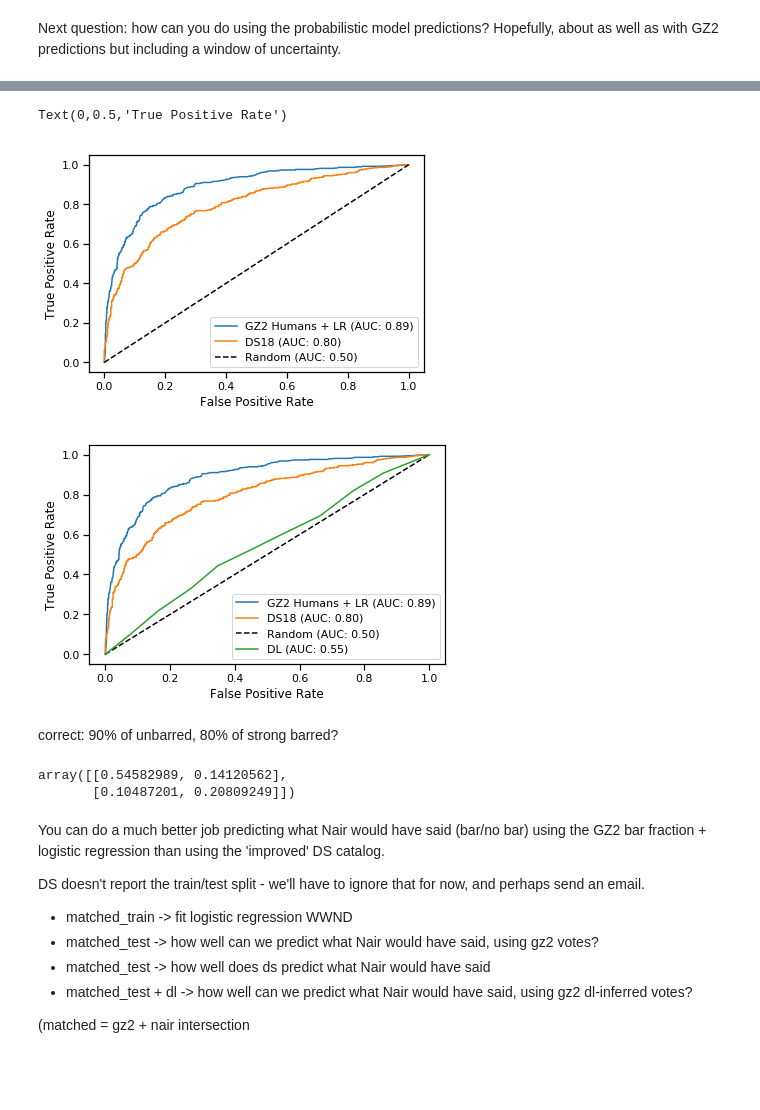
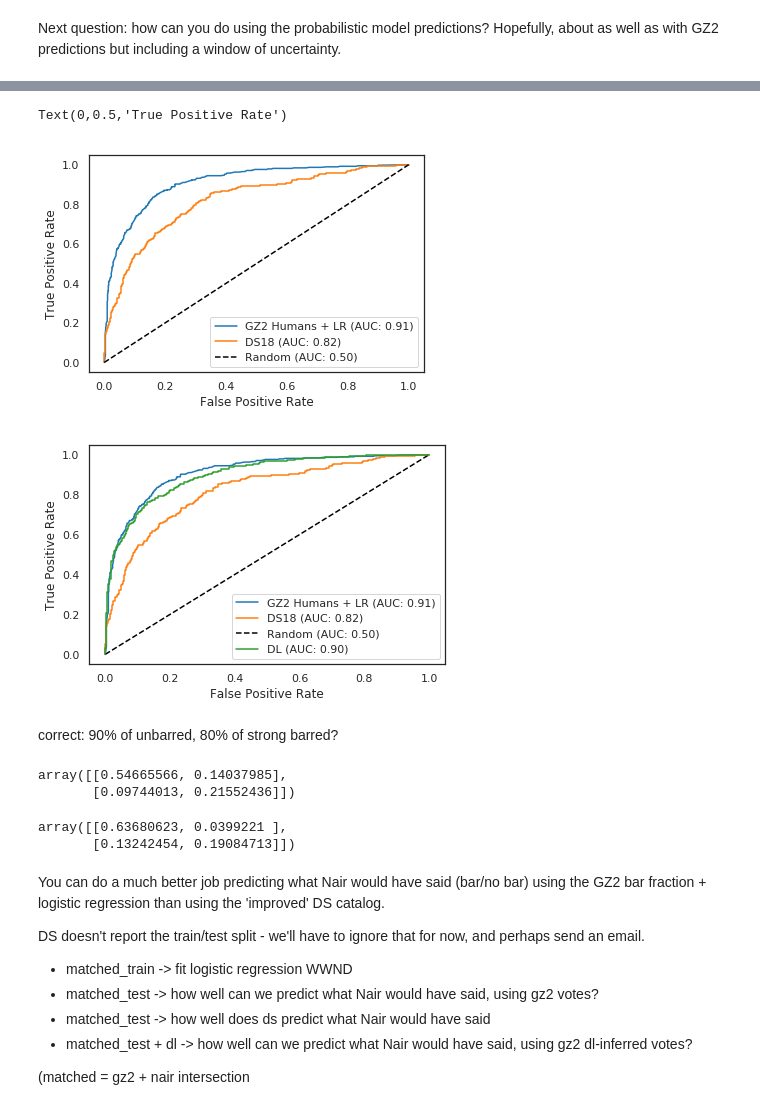
Before and after one commit to colinleach/zoobot, a Jupyter notebook: notebooks/ds18_comparison.ipynb, the cells around one changed output, grey strips where cells are left out. Cells and saved outputs as stored; diff of their text form; code cells hidden in the pictures; blank space fills up the shorter version.

```diff
--- a/notebooks/ds18_comparison.ipynb
+++ b/notebooks/ds18_comparison.ipynb
@@ -38,3 +52,7 @@ gz_catalog_loc = '/data/galaxy_zoo/gz2/catalogs/basic_regression_labels_with_bar
+# %%
+gz_catalog_loc = '../data/gz2_classifications_and_subjects.csv'
+if not os.path.isfile(gz_catalog_loc):
+    !dvc pull -r s3 {gz_catalog_loc}.dvc
 # %%
 gz_catalog = pd.read_csv(gz_catalog_loc, dtype={'dr7objid': str})
 # %% [markdown]
@@ -137,5 +155,7 @@ Compare to DS predictions of strong bars
 
 Should first check how many strong bars - only 24??
 # %%
-nair_loc = '/data/galaxy_zoo/decals/catalogs/nair_sdss_catalog_interpreted.csv'
+nair_loc = '../data/nair_sdss_catalog_interpreted.csv'
+if not os.path.isfile(nair_loc):
+    !dvc pull -r s3 {nair_loc}.dvc
 nair_df = pd.read_csv(nair_loc)
@@ -219,6 +246,8 @@ train_df, test_df = train_test_split(matched, test_size=0.2, stratify=matched['h
 # sns.scatterplot(matched['bar_fraction'].values, predictions)
 # gz2_expected_strong_bars = sum(strong_predictions)
 # print(gz2_expected_strong_bars)
+# %%
+sns.set_style('white')
 # %%
 bar_clf = LogisticRegression()
 bar_clf.fit(train_df['bar_fraction'].values.reshape(-1, 1), train_df['has_bar'])
@@ -259,0 +308,5 @@ gz2_dl_probs = np.ones((len(test_df), n_votes)) / n_votes
+# %%
+test_df['id_str'] = test_df['id'].astype(str)
+gz2_dl_test_df = pd.merge(gz2_dl_df, test_df, how='inner', on='id_str')
+gz2_dl_test_df['p_nair_bar'] = p_bar_given_gz(gz2_dl_test_df['rho'])
+len(gz2_dl_test_df)
@@ -296,49 +369,53 @@ vote_fractions = votes / n_votes
 # %%
+import sklearn
+
 ds_n_predictions = test_df['P_bar_Nair10']  # model trained on Nair to predict Nair
 ds_g_predictions = test_df['P_bar_GZ2'] # model trained on GZ2 to predict barredness
 
-fpr_gz2, tpr_gz2, _ = metrics.roc_curve(test_df['has_bar'], gz2_predictions)
-auc_gz2 = metrics.roc_auc_score(test_df['has_bar'], gz2_predictions)
+fpr_gz2, tpr_gz2, _ = sklearn.metrics.roc_curve(test_df['has_bar'], gz2_predictions)
+auc_gz2 = sklearn.metrics.roc_auc_score(test_df['has_bar'], gz2_predictions)
 
-fpr_ds_n, tpr_ds_n, _ = metrics.roc_curve(test_df['has_bar'], ds_n_predictions)
-auc_ds_n = metrics.roc_auc_score(test_df['has_bar'], ds_n_predictions)
+fpr_ds_n, tpr_ds_n, _ = sklearn.metrics.roc_curve(test_df['has_bar'], ds_n_predictions)
+auc_ds_n = sklearn.metrics.roc_auc_score(test_df['has_bar'], ds_n_predictions)
 
-# fpr_ds_g, tpr_ds_g, _ = metrics.roc_curve(test_df['has_bar'], ds_g_predictions)
-# auc_ds_g = metrics.roc_auc_score(test_df['has_bar'], ds_g_predictions)
-
-dl_bar_predictions.sum()
+# dl_bar_predictions.sum()
 
 fig, ax = plt.subplots()
 ax.plot(fpr_gz2, tpr_gz2, label='GZ2 Humans + LR (AUC: {:.2f})'.format(auc_gz2))
 ax.plot(fpr_ds_n, tpr_ds_n, label='DS18 (AUC: {:.2f})'.format(auc_ds_n))
 # ax.plot(fpr_ds_g, tpr_ds_g, label='DS18-G (AUC: {:.2f})'.format(auc_ds_g))
 ax.plot([0, 1], [0, 1], 'k--', label='Random (AUC: 0.50)')
 ax.legend()
 ax.set_xlabel('False Positive Rate')
 ax.set_ylabel('True Positive Rate')
 # %% [output]
 Text(0,0.5,'True Positive Rate')
-[figure, old version]
+[figure, new version]
 # %%
 
-fpr_dl, tpr_dl, _ = metrics.roc_curve(test_df['has_bar'], dl_bar_predictions)  # actually defined later
-auc_dl = metrics.roc_auc_score(test_df['has_bar'], dl_bar_predictions)
+fpr_dl, tpr_dl, _ = sklearn.metrics.roc_curve(gz2_dl_test_df['has_bar'], gz2_dl_test_df['p_nair_bar'])
+auc_dl = sklearn.metrics.roc_auc_score(gz2_dl_test_df['has_bar'], gz2_dl_test_df['p_nair_bar'])
 ax.plot(fpr_dl, tpr_dl, label='DL (AUC: {:.2f})'.format(auc_dl))
 ax.legend()
 fig.tight_layout()
-fig.savefig('/data/repos/latex/active_learning/figures/nair_bar_roc.png')
+fig.savefig(os.path.join(save_dir, 'nair_bar_roc.png'))
 fig
 # %% [output]
-[figure, old version]
+[figure, new version]
 # %% [markdown]
 correct: 90% of unbarred, 80% of strong barred?
 # %%
 from sklearn.metrics import confusion_matrix
 # %%
-confusion_matrix(test_df['has_bar'], ds_n_predictions > 0.5) / len(test_df['has_bar'])
+confusion_matrix(test_df['has_bar'], ds_n_predictions > 0.5) / len(test_df)
 # %% [output]
-array([[0.54582989, 0.14120562],
-       [0.10487201, 0.20809249]])
+array([[0.54665566, 0.14037985],
+       [0.09744013, 0.21552436]])
+# %%
+confusion_matrix(gz2_dl_test_df['has_bar'], gz2_dl_test_df['p_nair_bar'] > 0.5) / len(gz2_dl_test_df)
+# %% [output]
+array([[0.63680623, 0.0399221 ],
+       [0.13242454, 0.19084713]])
 # %% [markdown]
 You can do a much better job predicting what Nair would have said (bar/no bar) using the GZ2 bar fraction + logistic regression than using the 'improved' DS catalog.
 
```
Also changed, not shown: parts of 46 cells of this notebook, 5 other files.
